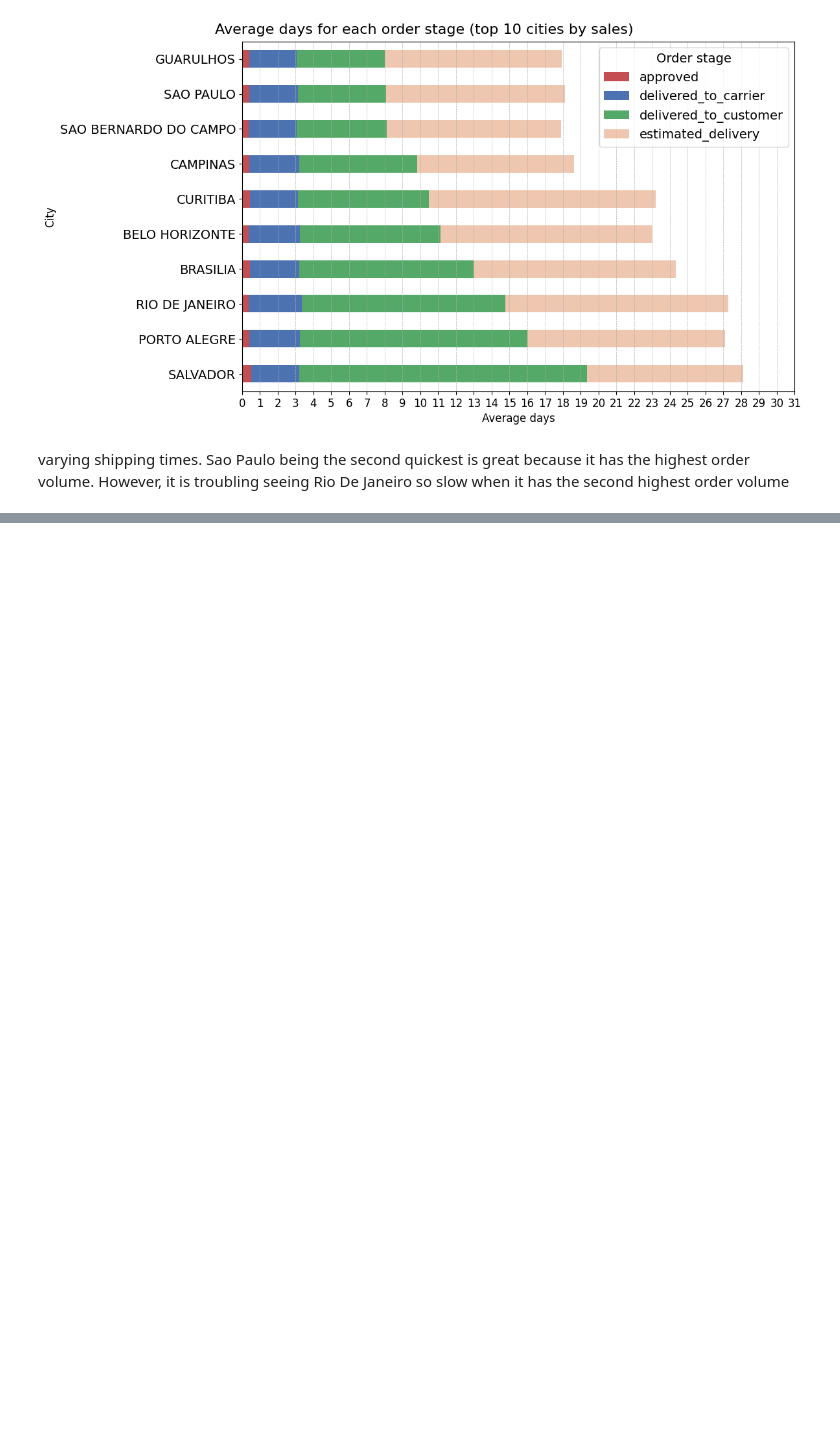
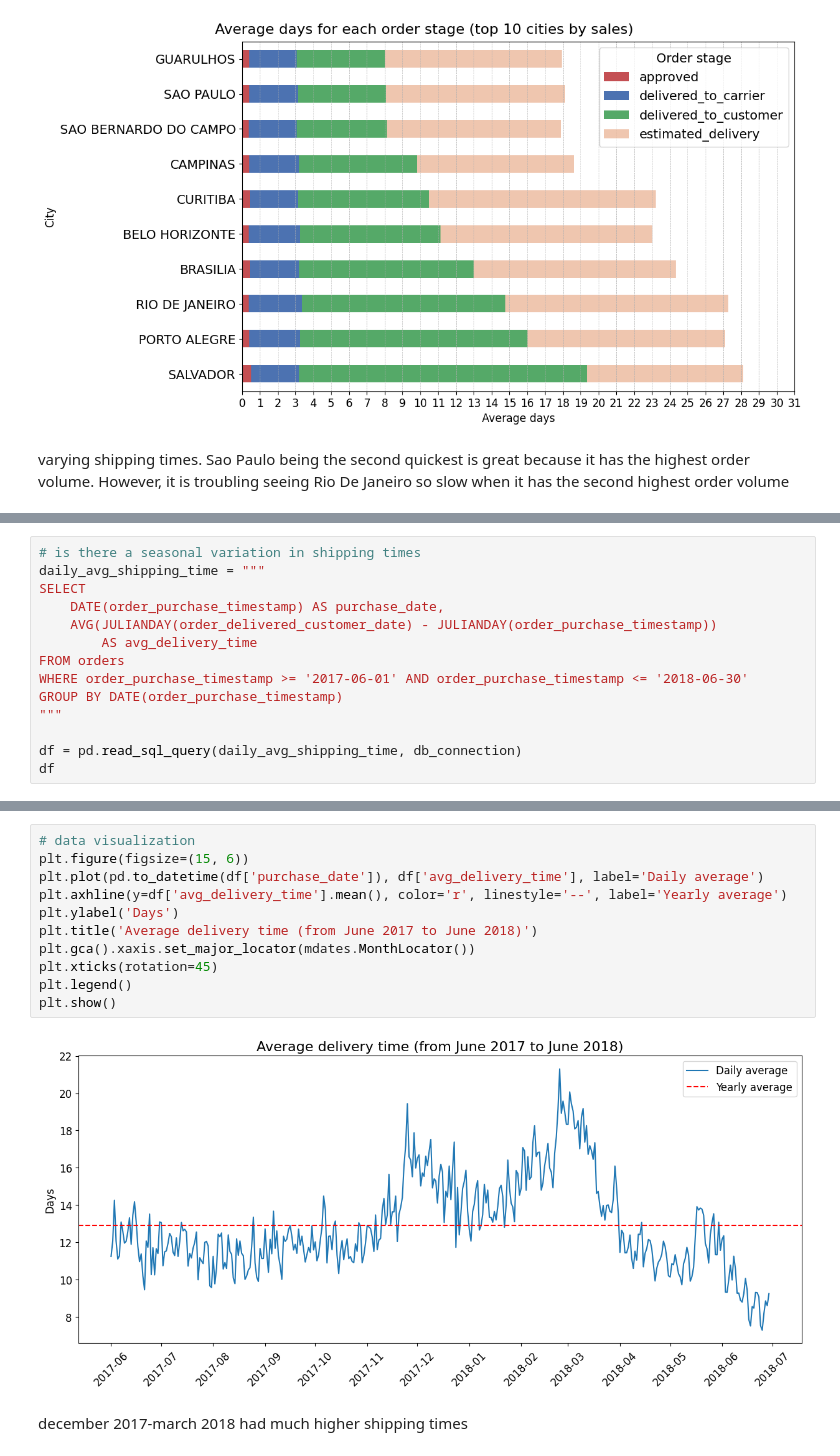
Before and after one commit to josephcabezas/Olist-Ecommerce-Data-Analysis, a Jupyter notebook: python/olist_eda.ipynb, the cells around one changed output, grey strips where cells are left out. Saved outputs shown, nothing was run; the diff lists cells and outputs as text; blank space fills up the shorter version.

```diff
--- a/python/olist_eda.ipynb
+++ b/python/olist_eda.ipynb
@@ -794,0 +793,14 @@ varying shipping times. Sao Paulo being the second quickest is great because it
+# %%
+# is there a seasonal variation in shipping times
+daily_avg_shipping_time = """
+SELECT
+    DATE(order_purchase_timestamp) AS purchase_date,
+    AVG(JULIANDAY(order_delivered_customer_date) - JULIANDAY(order_purchase_timestamp))
+        AS avg_delivery_time
+FROM orders
+WHERE order_purchase_timestamp >= '2017-06-01' AND order_purchase_timestamp <= '2018-06-30'
+GROUP BY DATE(order_purchase_timestamp)
+"""
+
+df = pd.read_sql_query(daily_avg_shipping_time, db_connection)
+df
@@ -794,0 +821,15 @@ varying shipping times. Sao Paulo being the second quickest is great because it
+# %%
+# data visualization
+plt.figure(figsize=(15, 6))
+plt.plot(pd.to_datetime(df['purchase_date']), df['avg_delivery_time'], label='Daily average')
+plt.axhline(y=df['avg_delivery_time'].mean(), color='r', linestyle='--', label='Yearly average')
+plt.ylabel('Days')
+plt.title('Average delivery time (from June 2017 to June 2018)')
+plt.gca().xaxis.set_major_locator(mdates.MonthLocator())
+plt.xticks(rotation=45)
+plt.legend()
+plt.show()
+# %% [output]
+[figure, added]
+# %% [markdown]
+december 2017-march 2018 had much higher shipping times
```
Also changed, not shown: parts of 37 cells of this notebook.
